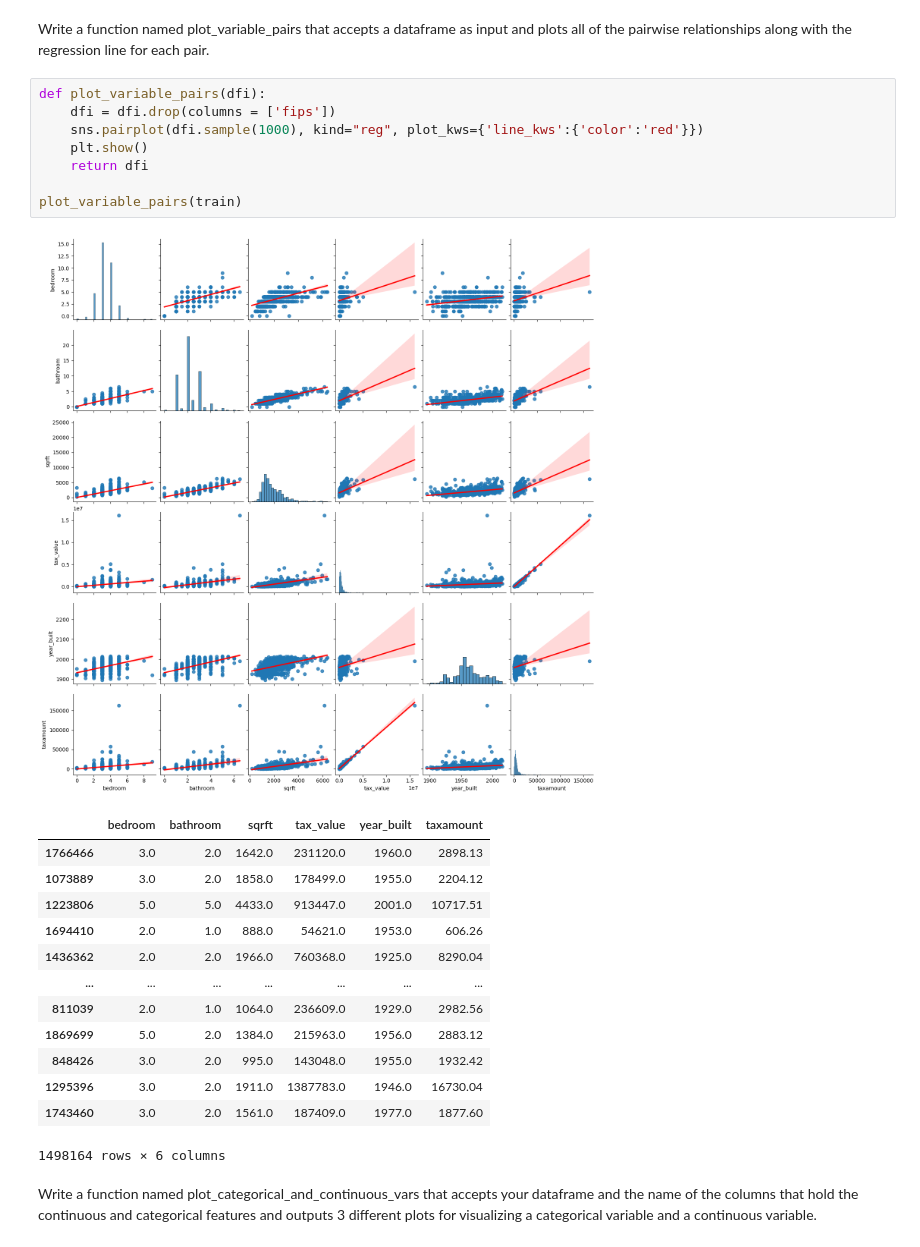
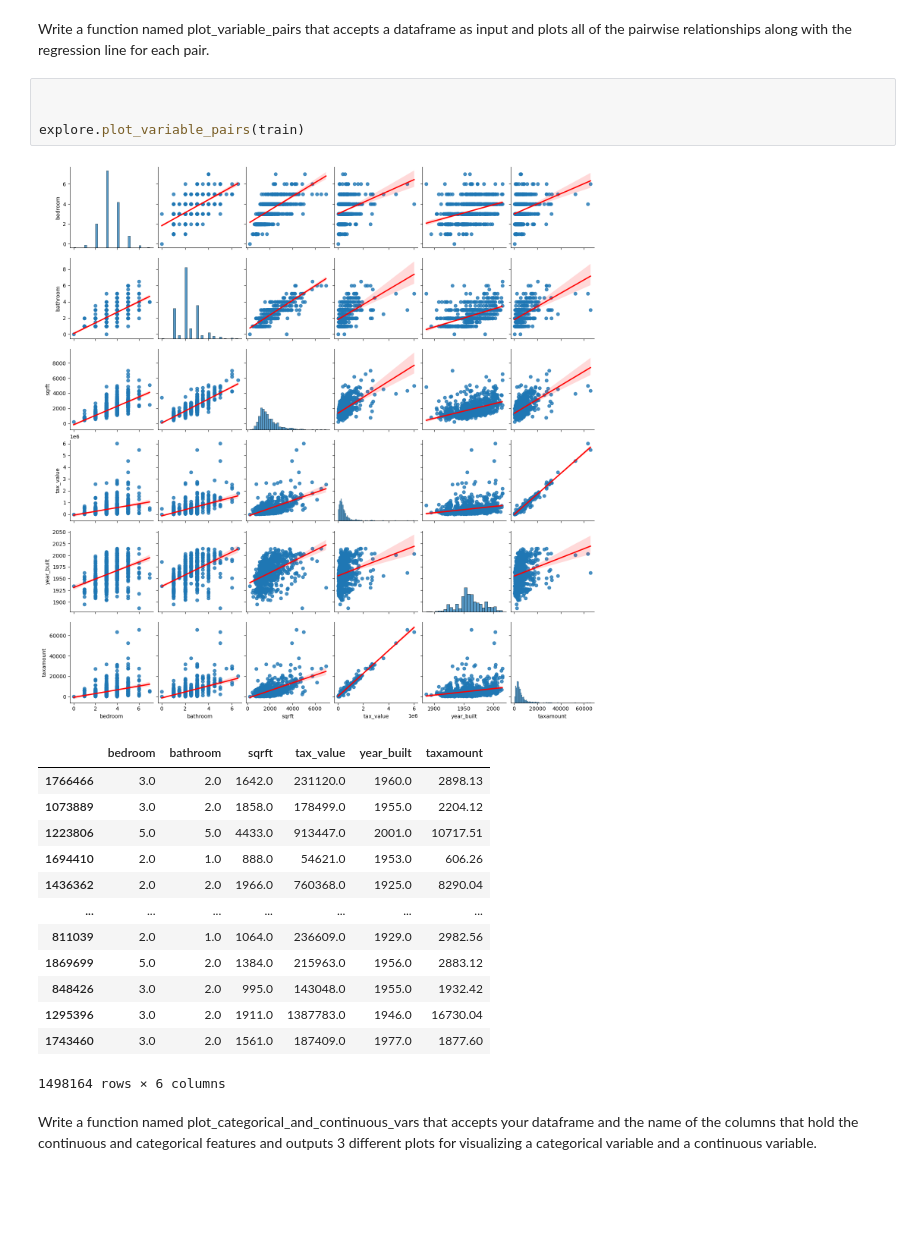
Before and after one commit to Bartholomew-Taylor/logistic_regression, a Jupyter notebook: exploration_exercise.ipynb, the cells around one changed output. Saved outputs shown, nothing was run; the diff lists cells and outputs as text; blank space fills up the shorter version.

```diff
--- a/exploration_exercise.ipynb
+++ b/exploration_exercise.ipynb
@@ -49,28 +49,24 @@ train.head()
 | 1436362 | 2.0 | 2.0 | 1966.0 | 760368.0 | 1925.0 | 8290.04 | 6037.0 |
 # %% [markdown]
 Write a function named plot_variable_pairs that accepts a dataframe as input and plots all of the pairwise relationships along with the regression line for each pair.
-# %%
-def plot_variable_pairs(dfi):
-    dfi = dfi.drop(columns = ['fips'])
-    sns.pairplot(dfi.sample(1000), kind="reg", plot_kws={'line_kws':{'color':'red'}})
-    plt.show()
-    return dfi
-
-plot_variable_pairs(train)
-# %% [output]
-[figure, removed]
-|  | bedroom | bathroom | sqrft | tax_value | year_built | taxamount |
-| 1766466 | 3.0 | 2.0 | 1642.0 | 231120.0 | 1960.0 | 2898.13 |
-| 1073889 | 3.0 | 2.0 | 1858.0 | 178499.0 | 1955.0 | 2204.12 |
-| 1223806 | 5.0 | 5.0 | 4433.0 | 913447.0 | 2001.0 | 10717.51 |
-| 1694410 | 2.0 | 1.0 | 888.0 | 54621.0 | 1953.0 | 606.26 |
-| 1436362 | 2.0 | 2.0 | 1966.0 | 760368.0 | 1925.0 | 8290.04 |
-| ... | ... | ... | ... | ... | ... | ... |
-| 811039 | 2.0 | 1.0 | 1064.0 | 236609.0 | 1929.0 | 2982.56 |
-| 1869699 | 5.0 | 2.0 | 1384.0 | 215963.0 | 1956.0 | 2883.12 |
-| 848426 | 3.0 | 2.0 | 995.0 | 143048.0 | 1955.0 | 1932.42 |
-| 1295396 | 3.0 | 2.0 | 1911.0 | 1387783.0 | 1946.0 | 16730.04 |
-| 1743460 | 3.0 | 2.0 | 1561.0 | 187409.0 | 1977.0 | 1877.60 |
-1498164 rows × 6 columns
+# %%
+
+
+explore.plot_variable_pairs(train)
+# %% [output]
+[figure, added]
+|  | bedroom | bathroom | sqrft | tax_value | year_built | taxamount |
+| 1766466 | 3.0 | 2.0 | 1642.0 | 231120.0 | 1960.0 | 2898.13 |
+| 1073889 | 3.0 | 2.0 | 1858.0 | 178499.0 | 1955.0 | 2204.12 |
+| 1223806 | 5.0 | 5.0 | 4433.0 | 913447.0 | 2001.0 | 10717.51 |
+| 1694410 | 2.0 | 1.0 | 888.0 | 54621.0 | 1953.0 | 606.26 |
+| 1436362 | 2.0 | 2.0 | 1966.0 | 760368.0 | 1925.0 | 8290.04 |
+| ... | ... | ... | ... | ... | ... | ... |
+| 811039 | 2.0 | 1.0 | 1064.0 | 236609.0 | 1929.0 | 2982.56 |
+| 1869699 | 5.0 | 2.0 | 1384.0 | 215963.0 | 1956.0 | 2883.12 |
+| 848426 | 3.0 | 2.0 | 995.0 | 143048.0 | 1955.0 | 1932.42 |
+| 1295396 | 3.0 | 2.0 | 1911.0 | 1387783.0 | 1946.0 | 16730.04 |
+| 1743460 | 3.0 | 2.0 | 1561.0 | 187409.0 | 1977.0 | 1877.60 |
+1498164 rows × 6 columns
 # %% [markdown]
 Write a function named plot_categorical_and_continuous_vars that accepts your dataframe and the name of the columns that hold the continuous and categorical features and outputs 3 different plots for visualizing a categorical variable and a continuous variable.
```
Also changed, not shown: parts of 5 cells of this notebook, 1 other file.
